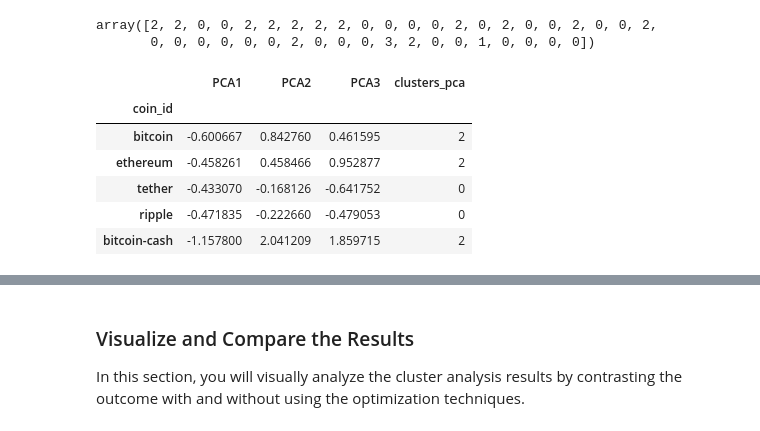
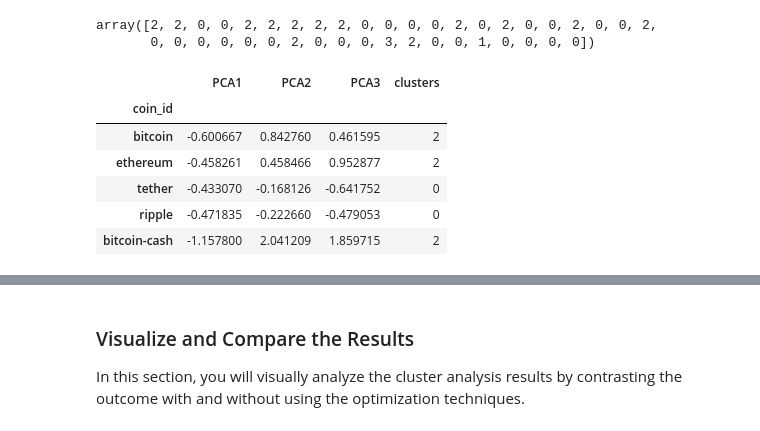
Before and after one commit to imennajar/CryptoClustering, a Jupyter notebook: Crypto_Clustering.ipynb, the cells around one changed output, grey strips where cells are left out. Drawn from its saved outputs; the diff is of its cells as text; code cells hidden in the pictures.

```diff
--- a/Crypto_Clustering.ipynb
+++ b/Crypto_Clustering.ipynb
@@ -348,6 +348,9 @@ scatter_plot_origin_data
 pca = PCA(n_components=3)
 # %%
 # Use the PCA model with `fit_transform` to reduce to
-# three principal components and Then review the first five rows of the DataFrame
-pd.DataFrame( pca.fit_transform(df_market_data_scaled)).head(5)
+# three principal components
+market_data_pca= pca.fit_transform(df_market_data_scaled)
+
+# Review the first five rows
+market_data_pca[:5]
 # %% [output]
@@ -373,6 +386,9 @@ array([0.3719856 , 0.34700813, 0.17603793])
 # Create a new DataFrame with the PCA data.
 df_market_data_pca = pd.DataFrame(market_data_pca)
 
+# Rename the columns
+new_column_names = ["PCA1", "PCA2", "PCA3"]
+df_market_data_pca.columns = new_column_names
 
 # Copy the crypto names from the original data
 df_market_data_pca['coin_id'] = df_market_data.index
@@ -455,9 +471,9 @@ array([2, 2, 0, 0, 2, 2, 2, 2, 2, 0, 0, 0, 0, 2, 0, 2, 0, 0, 2, 0, 0, 2,
        0, 0, 0, 0, 0, 0, 2, 0, 0, 0, 3, 2, 0, 0, 1, 0, 0, 0, 0])
 # %%
 # Display sample data
-df_market_data_pca_predict.head(5)
+df_market_pca_data_predict.head(5)
 # %% [output]
-|  | PCA1 | PCA2 | PCA3 | clusters_pca |
+|  | PCA1 | PCA2 | PCA3 | clusters |
 | coin_id |  |  |  |  |
 | bitcoin | -0.600667 | 0.842760 | 0.461595 | 2 |
 | ethereum | -0.458261 | 0.458466 | 0.952877 | 2 |
```
Also changed, not shown: parts of 10 cells of this notebook.
